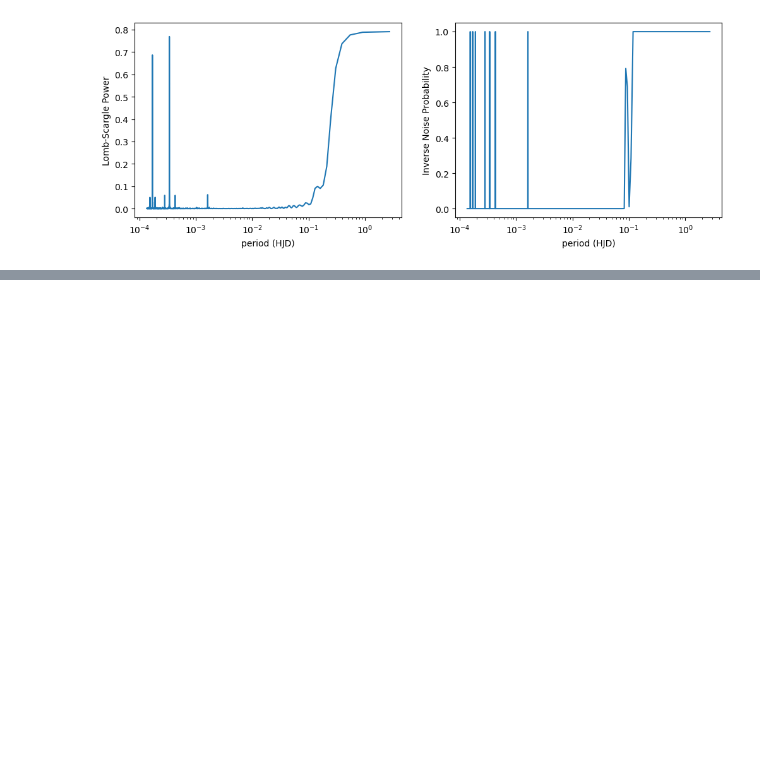
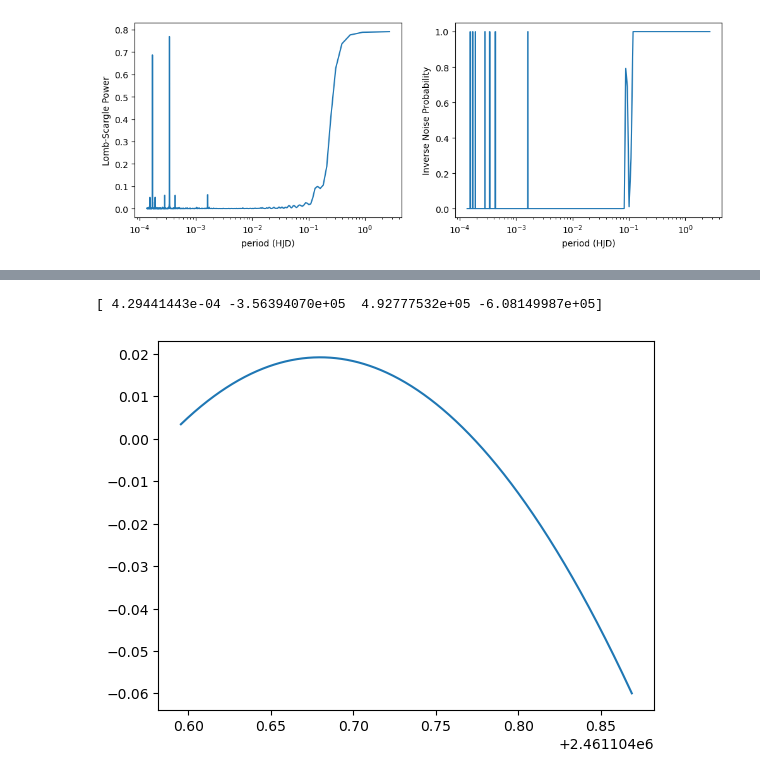
Before and after one commit to thomasnguyen21/astr302_pulsating_star, a Jupyter notebook: photometry.ipynb, the cells around one changed output, grey strips where cells are left out. Drawn from its saved outputs; the diff is of its cells as text; code cells hidden in the pictures; blank space fills up the shorter version.

```diff
--- a/photometry.ipynb
+++ b/photometry.ipynb
@@ -312,0 +388,9 @@ The hypothetical cutoff frequency based on our integration time is 0.00020833333
+# %%
+w = 0.0004294414480746457
+popt_temp, pcov = sp.optimize.curve_fit(lomb_scargle_func, np.array(HJD_arr), corr_target-1, sigma=tot_err,
+                                        bounds=([w-0.00000000001, -np.inf, -np.inf, -np.inf],[w, np.inf, np.inf, np.inf]))
+plt.plot(HJD_arr, lomb_scargle_func(np.array(HJD_arr), *popt_temp))
+print(popt_temp)
+# %% [output]
+[ 4.29441443e-04 -3.56394070e+05  4.92777532e+05 -6.08149987e+05]
+[figure, added]
```
Also changed, not shown: parts of 4 cells of this notebook.
